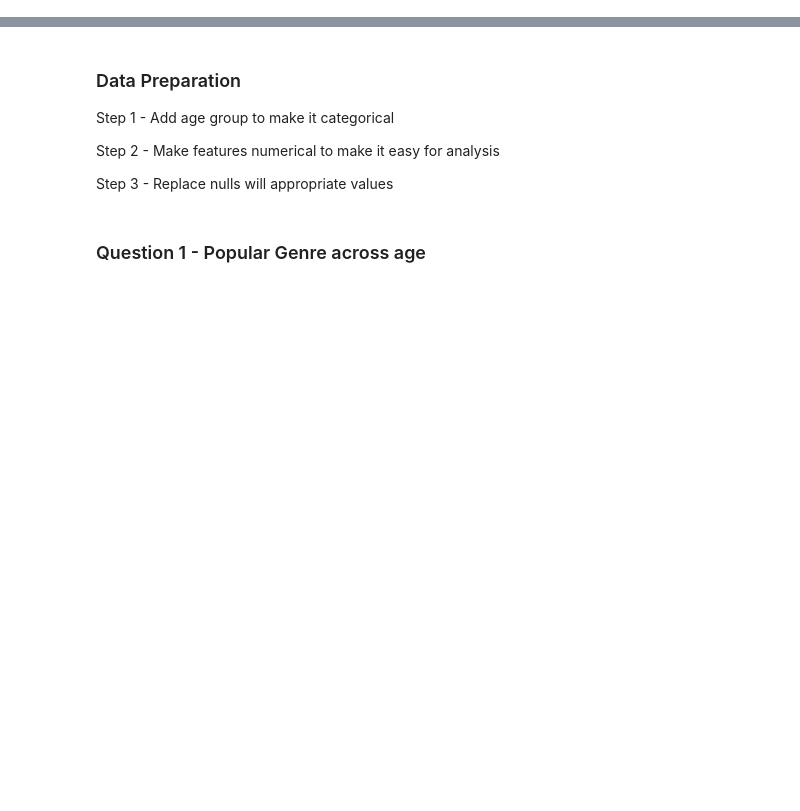
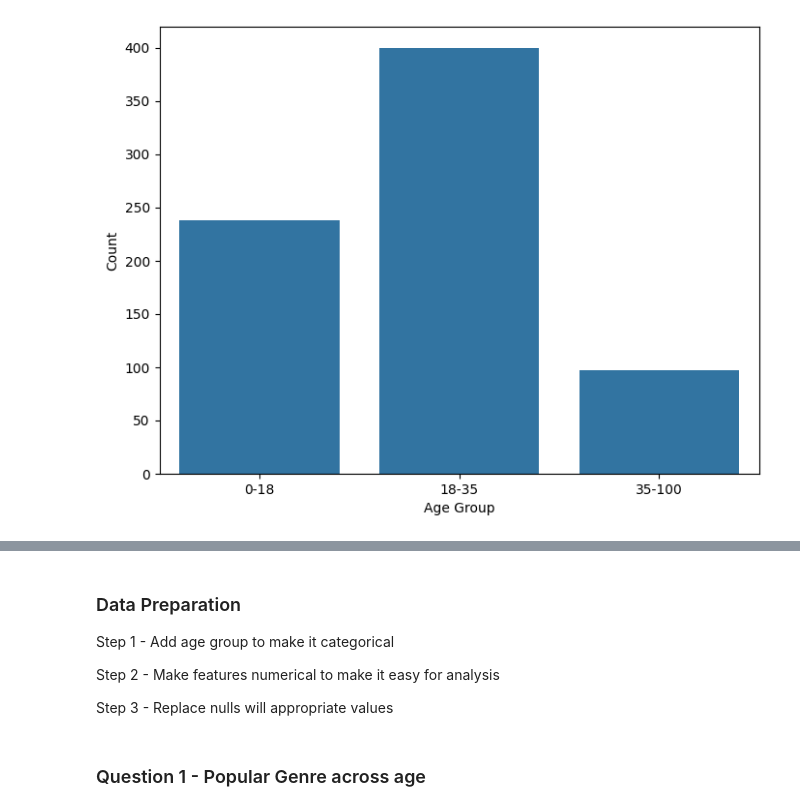
Before and after one commit to pkarey/project-1, a Jupyter notebook: music_GW_project.ipynb, the cells around one changed output, grey strips where cells are left out. Saved outputs shown, nothing was run; the diff lists cells and outputs as text; code cells hidden in the pictures; blank space fills up the shorter version.

```diff
--- a/music eda v1.ipynb
+++ b/music_GW_project.ipynb
@@ -3,0 +36,2 @@
+# %%
+music = pd.read_csv(r"mxmh_survey_results.csv", encoding= "Latin-1")
@@ -3,0 +50,4 @@
+# %%
+music = music.dropna(axis= 0)
+music['Mental Health'] = music['Anxiety'] + music['Depression'] + music['Insomnia'] + music['OCD']
+music.head()
@@ -3,0 +123,28 @@
+# %%
+#Popular genre across age group
+def age_group(age):
+    if age <= 18:
+        return "0-18"
+    elif age > 18 and age <=35:
+        return "18-35"
+    elif age > 35 and age <=100:
+        return "35-100"
+    else:
+        return "error"
+# %%
+music['age_grp'] = music['Age'].apply(age_group)
+music = music[music['age_grp'] != 'error']
+# %%
+age_grp_counts = music['age_grp'].value_counts().sort_index()
+
+import matplotlib.pyplot as plt
+import seaborn as sns
+
+
+plt.figure(figsize=(8,6))
+sns.barplot(x=age_grp_counts.index, y=age_grp_counts.values)
+plt.xlabel("Age Group")
+plt.ylabel("Count")
+plt.show()
+# %% [output]
+[figure, added]
```
Also changed, not shown: parts of 21 cells of this notebook, 5 other files.
